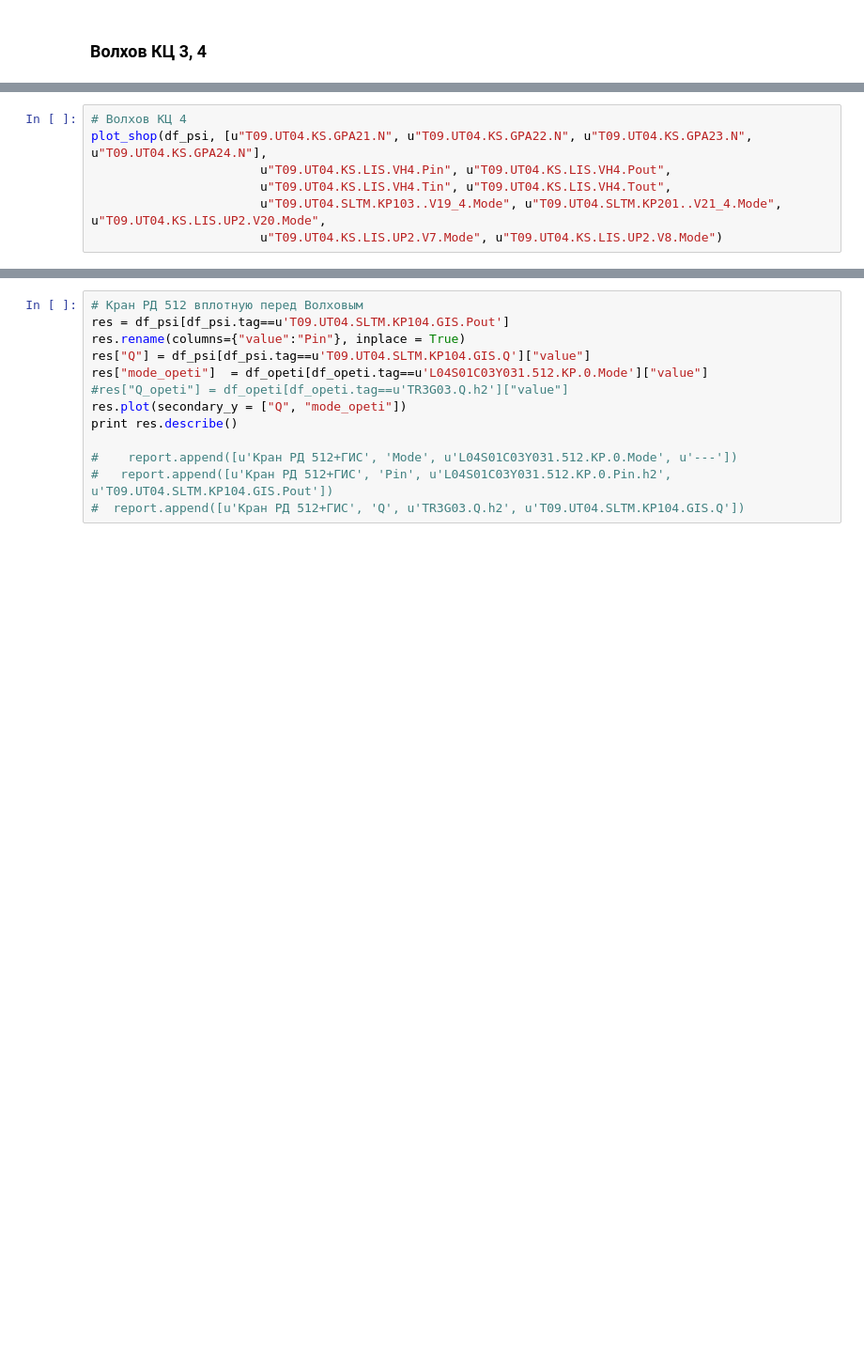
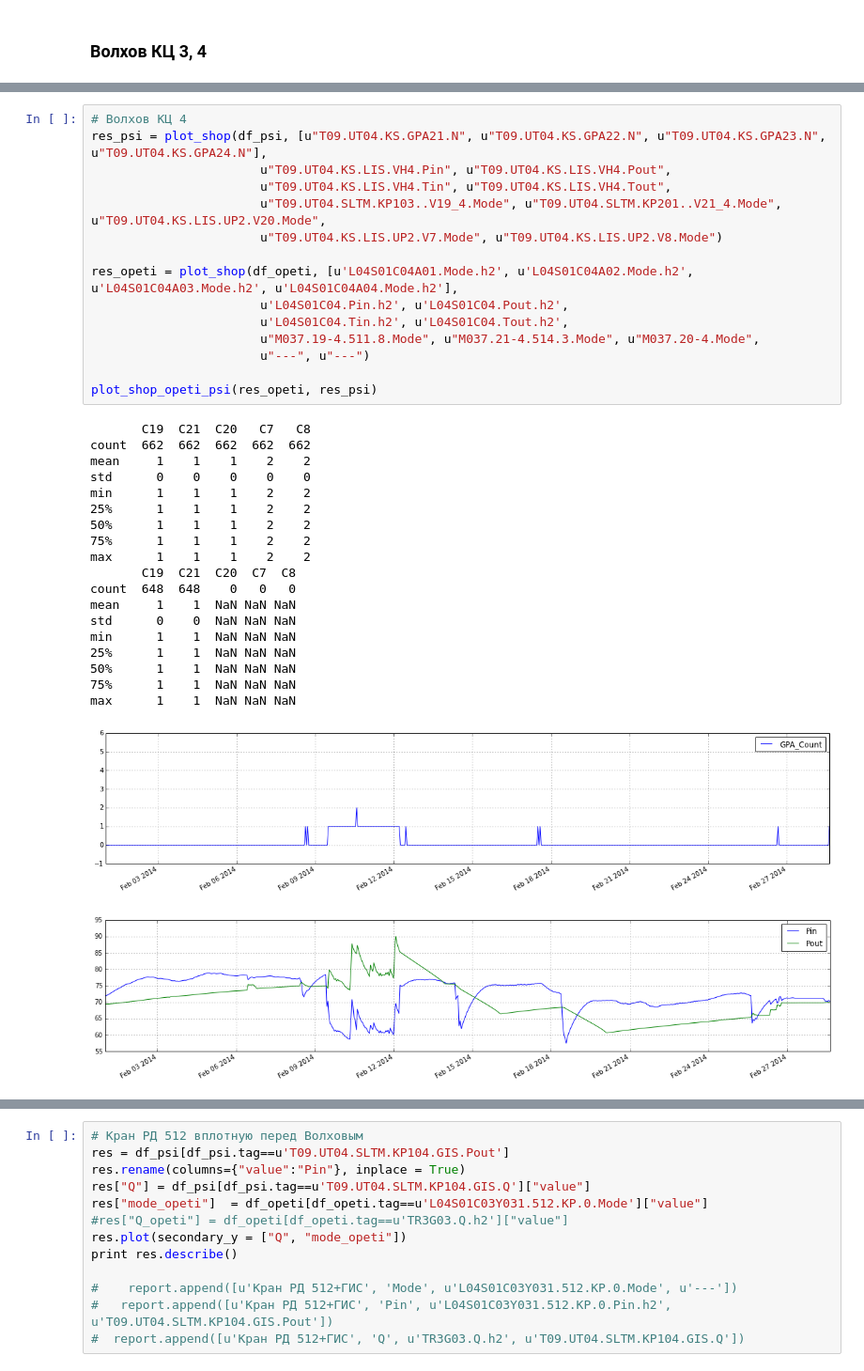
Before and after one commit to spajic/pandaseg, a Jupyter notebook: pandaseg.ipynb, the cells around one changed output, grey strips where cells are left out. Shown at 94% size. Saved outputs shown, nothing was run; the diff lists cells and outputs as text; blank space fills up the shorter version.

```diff
--- a/pandaseg.ipynb
+++ b/pandaseg.ipynb
@@ -354,7 +390,36 @@ plot_shop(df_psi, [u"T09.UT04.KS.GPA1.N", u"T09.UT04.KS.GPA2.N", u"T09.UT04.KS.G
 # %%
 # Волхов КЦ 4
-plot_shop(df_psi, [u"T09.UT04.KS.GPA21.N", u"T09.UT04.KS.GPA22.N", u"T09.UT04.KS.GPA23.N", u"T09.UT04.KS.GPA24.N"],
+res_psi = plot_shop(df_psi, [u"T09.UT04.KS.GPA21.N", u"T09.UT04.KS.GPA22.N", u"T09.UT04.KS.GPA23.N", u"T09.UT04.KS.GPA24.N"],
                        u"T09.UT04.KS.LIS.VH4.Pin", u"T09.UT04.KS.LIS.VH4.Pout",
                        u"T09.UT04.KS.LIS.VH4.Tin", u"T09.UT04.KS.LIS.VH4.Tout",
                        u"T09.UT04.SLTM.KP103..V19_4.Mode", u"T09.UT04.SLTM.KP201..V21_4.Mode", u"T09.UT04.KS.LIS.UP2.V20.Mode",
                        u"T09.UT04.KS.LIS.UP2.V7.Mode", u"T09.UT04.KS.LIS.UP2.V8.Mode")
+
+res_opeti = plot_shop(df_opeti, [u'L04S01C04A01.Mode.h2', u'L04S01C04A02.Mode.h2', u'L04S01C04A03.Mode.h2', u'L04S01C04A04.Mode.h2'],
+                       u'L04S01C04.Pin.h2', u'L04S01C04.Pout.h2',
+                       u'L04S01C04.Tin.h2', u'L04S01C04.Tout.h2',
+                       u"M037.19-4.511.8.Mode", u"M037.21-4.514.3.Mode", u"M037.20-4.Mode",
+                       u"---", u"---")
+
+plot_shop_opeti_psi(res_opeti, res_psi)
+# %% [output]
+       C19  C21  C20   C7   C8
+count  662  662  662  662  662
+mean     1    1    1    2    2
+std      0    0    0    0    0
+min      1    1    1    2    2
+25%      1    1    1    2    2
+50%      1    1    1    2    2
+75%      1    1    1    2    2
+max      1    1    1    2    2
+       C19  C21  C20  C7  C8
+count  648  648    0   0   0
+mean     1    1  NaN NaN NaN
+std      0    0  NaN NaN NaN
+min      1    1  NaN NaN NaN
+25%      1    1  NaN NaN NaN
+50%      1    1  NaN NaN NaN
+75%      1    1  NaN NaN NaN
+max      1    1  NaN NaN NaN
+[figure, added]
+[figure, added]
```
Also changed, not shown: parts of 4 cells of this notebook.
